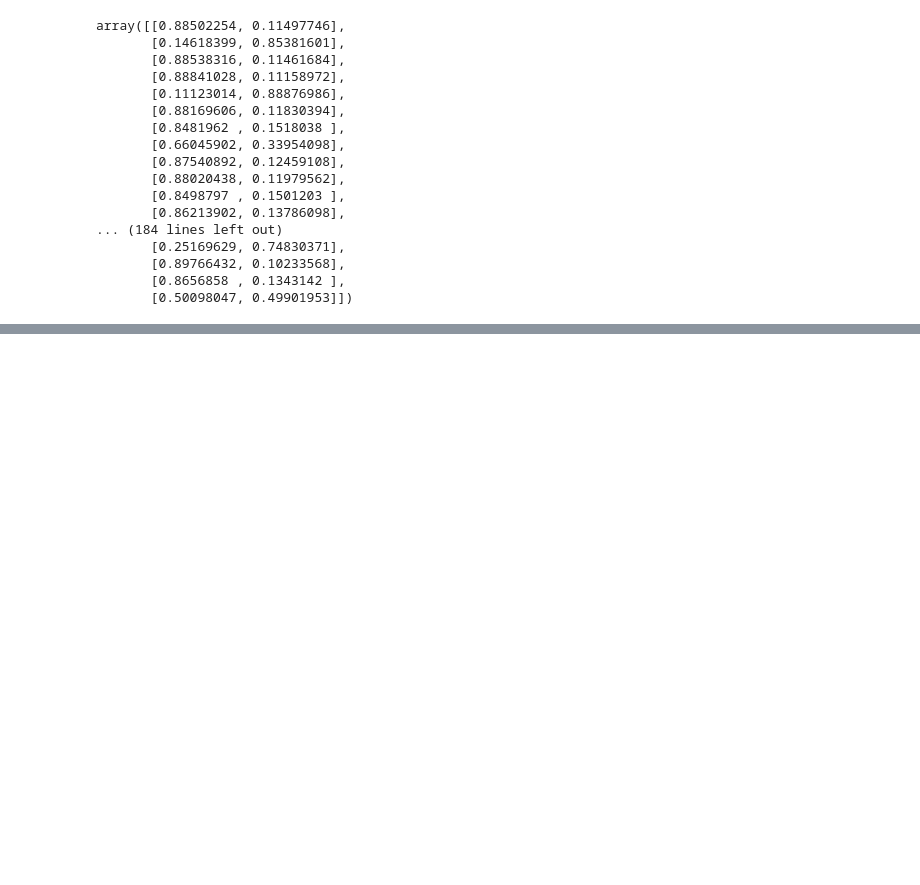
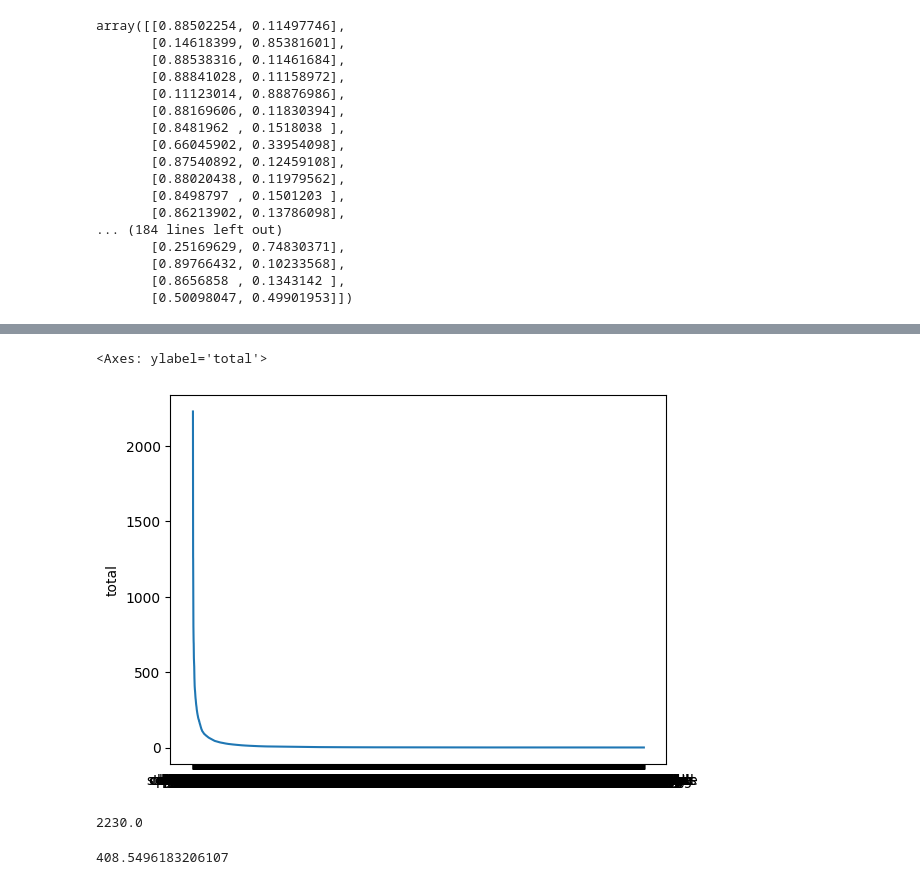
Before and after one commit to fmdalcin/WineGen_old, a Jupyter notebook: notebooks/NLP_WineDescription.ipynb, the cells around one changed output, grey strips where cells are left out. Cells and saved outputs as stored; diff of their text form; code cells hidden in the pictures; blank space fills up the shorter version.

```diff
--- a/notebooks/NLP_WineDescription.ipynb
+++ b/notebooks/NLP_WineDescription.ipynb
@@ -186,0 +254,5 @@ Token_Weights_tfidf
+# %%
+Token_Weights_tfidf_tot = Token_Weights_tfidf
+Token_Weights_tfidf_tot.loc['total']= Token_Weights_tfidf.sum()
+Token_Weights_tfidf_tot.sort_values(by = 'total', axis = 1, ascending = False, inplace=True)
+Token_Weights_tfidf_tot
@@ -186,0 +265,13 @@ Token_Weights_tfidf
+# %%
+sns.lineplot(Token_Weights_tfidf_tot.loc['total'])
+# %% [output]
+<Axes: ylabel='total'>
+[figure, added]
+# %%
+(15/132)*19624
+# %% [output]
+2230.0
+# %%
+(2.4/13.1)*2230
+# %% [output]
+408.5496183206107
```
Also changed, not shown: parts of 18 cells of this notebook.
